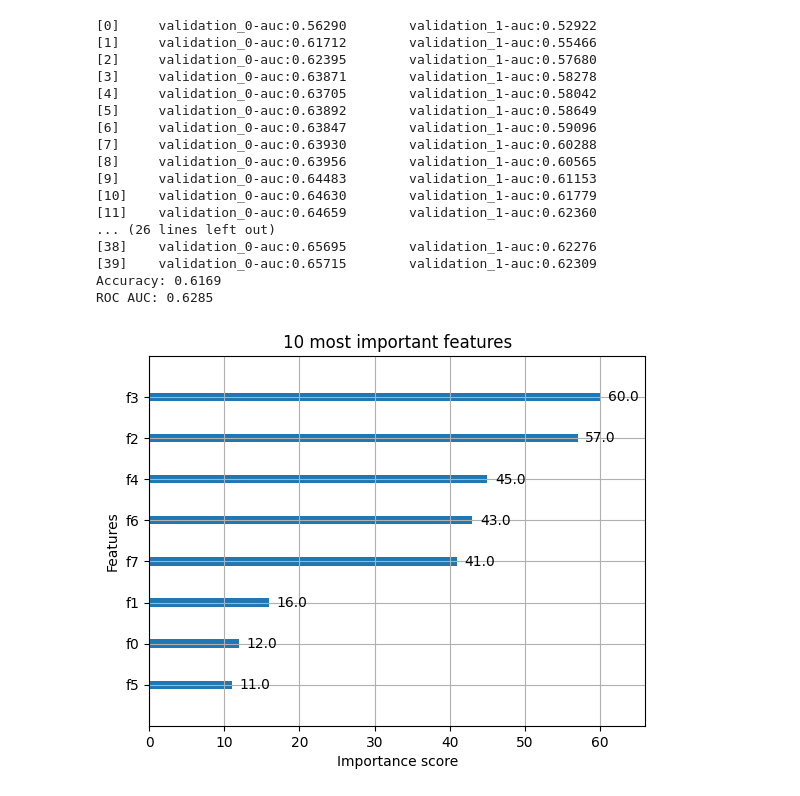
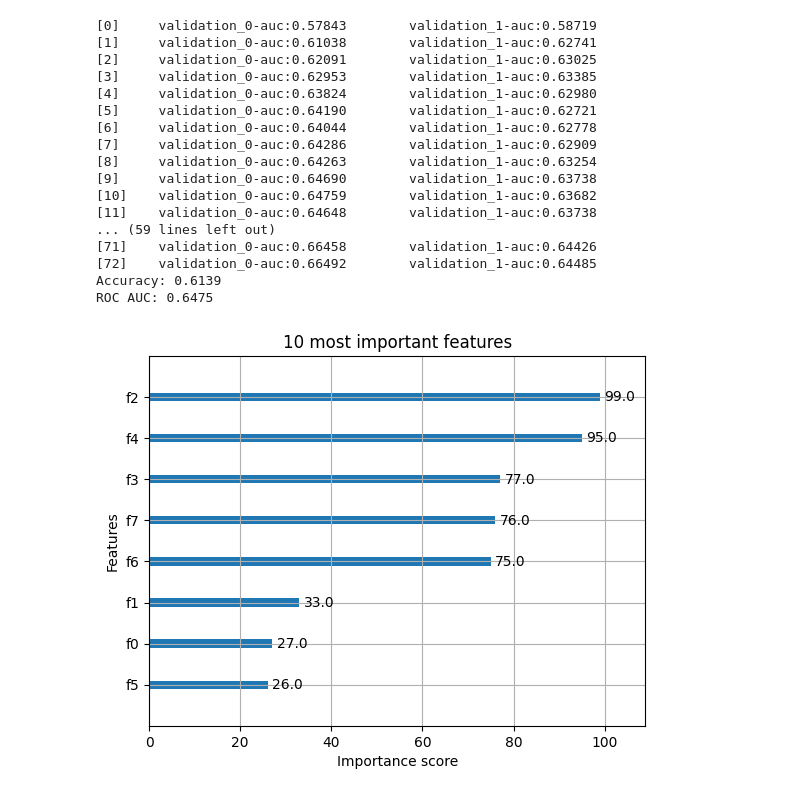
Before and after one commit to CadeMichael/TheUltimatePredictor, a Jupyter notebook: analysis/tuf_boost.ipynb, the cells around one changed output. Drawn from its saved outputs; the diff is of its cells as text; code cells hidden in the pictures.

```diff
--- a/analysis/tuf_boost.ipynb
+++ b/analysis/tuf_boost.ipynb
@@ -284,7 +286,7 @@ ROC AUC: 0.5758
 from sklearn.preprocessing import StandardScaler
 
 # df = pd.read_csv('model_data.csv')
-df = model_data
+df = model_data.copy()
 
 # drop missing data
 df = df.dropna()
@@ -314,53 +316,56 @@ scaler = StandardScaler()
 X_train_scaled = scaler.fit_transform(X_train)
 X_test_scaled = scaler.transform(X_test)
 
 # Create and train XGBoost model
-model = xgb.XGBClassifier(
+xgb_model = xgb.XGBClassifier(
     objective='binary:logistic',
     eval_metric='auc',
     max_depth=3,
     learning_rate=0.01,
     n_estimators=1000,
     subsample=0.7,
     colsample_bytree=0.7,
     reg_alpha=0.5,
     reg_lambda=0.5,
     early_stopping_rounds=20,
 )
 
-model.fit(
+xgb_model.fit(
     X_train_scaled, y_train,
     eval_set=[(X_train_scaled, y_train), (X_test_scaled, y_test)],
 )
 
 # predictions
-y_pred = model.predict(X_test_scaled)
-y_pred_proba = model.predict_proba(X_test_scaled)[:, 1]
+y_pred = xgb_model.predict(X_test_scaled)
+y_pred_proba = xgb_model.predict_proba(X_test_scaled)[:, 1]
 
 # performance metrics
 accuracy = accuracy_score(y_test, y_pred)
 roc_auc = roc_auc_score(y_test, y_pred_proba)
 print(f"Accuracy: {accuracy:.4f}")
 print(f"ROC AUC: {roc_auc:.4f}")
-xgb.plot_importance(model, max_num_features=10)
+xgb.plot_importance(xgb_model, max_num_features=10)
 plt.title("10 most important features")
 plt.show()
+
+# Accuracy: 0.6139
+# ROC AUC: 0.6475
 # %% [output]
-[0]     validation_0-auc:0.56290        validation_1-auc:0.52922
-[1]     validation_0-auc:0.61712        validation_1-auc:0.55466
-[2]     validation_0-auc:0.62395        validation_1-auc:0.57680
-[3]     validation_0-auc:0.63871        validation_1-auc:0.58278
-[4]     validation_0-auc:0.63705        validation_1-auc:0.58042
-[5]     validation_0-auc:0.63892        validation_1-auc:0.58649
-[6]     validation_0-auc:0.63847        validation_1-auc:0.59096
-[7]     validation_0-auc:0.63930        validation_1-auc:0.60288
-[8]     validation_0-auc:0.63956        validation_1-auc:0.60565
-[9]     validation_0-auc:0.64483        validation_1-auc:0.61153
-[10]    validation_0-auc:0.64630        validation_1-auc:0.61779
-[11]    validation_0-auc:0.64659        validation_1-auc:0.62360
-... (26 lines left out)
-[38]    validation_0-auc:0.65695        validation_1-auc:0.62276
-[39]    validation_0-auc:0.65715        validation_1-auc:0.62309
-Accuracy: 0.6169
-ROC AUC: 0.6285
+[0]     validation_0-auc:0.57843        validation_1-auc:0.58719
+[1]     validation_0-auc:0.61038        validation_1-auc:0.62741
+[2]     validation_0-auc:0.62091        validation_1-auc:0.63025
+[3]     validation_0-auc:0.62953        validation_1-auc:0.63385
+[4]     validation_0-auc:0.63824        validation_1-auc:0.62980
+[5]     validation_0-auc:0.64190        validation_1-auc:0.62721
+[6]     validation_0-auc:0.64044        validation_1-auc:0.62778
+[7]     validation_0-auc:0.64286        validation_1-auc:0.62909
+[8]     validation_0-auc:0.64263        validation_1-auc:0.63254
+[9]     validation_0-auc:0.64690        validation_1-auc:0.63738
+[10]    validation_0-auc:0.64759        validation_1-auc:0.63682
+[11]    validation_0-auc:0.64648        validation_1-auc:0.63738
+... (59 lines left out)
+[71]    validation_0-auc:0.66458        validation_1-auc:0.64426
+[72]    validation_0-auc:0.66492        validation_1-auc:0.64485
+Accuracy: 0.6139
+ROC AUC: 0.6475
-[figure, old version]
+[figure, new version]
```
Also changed, not shown: parts of 5 cells of this notebook, 3 other files.
